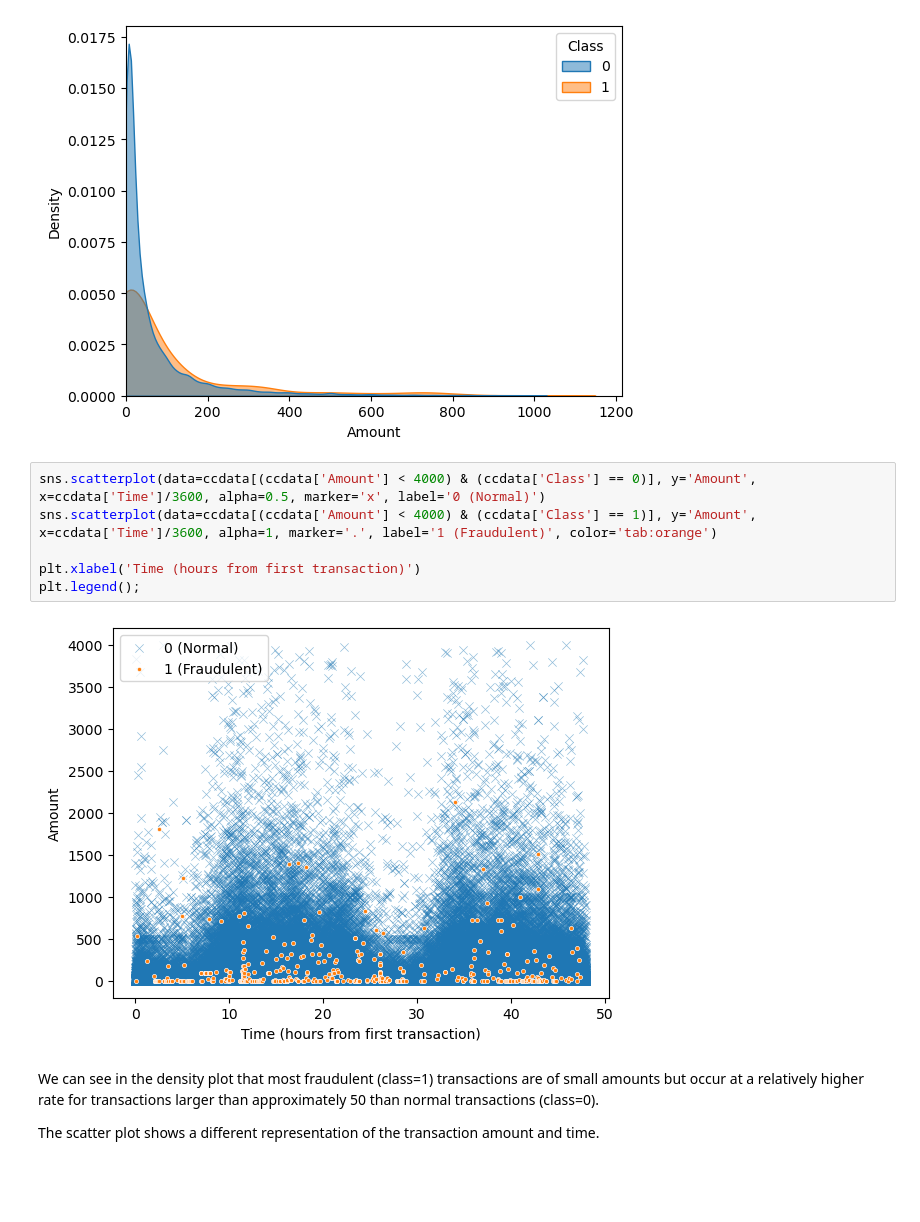
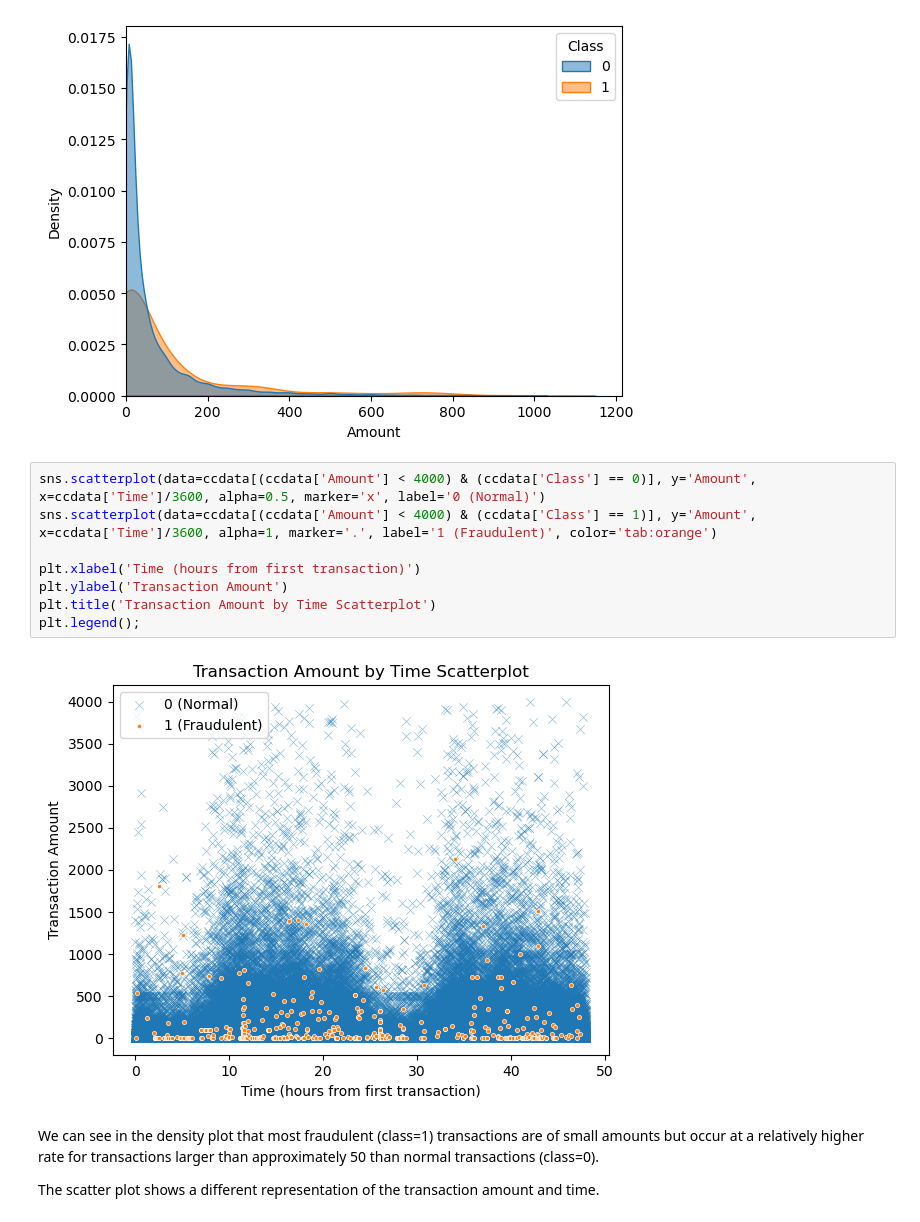
Before and after one commit to cedrickeller-cmd/financial-transactions-fraud-detection, a Jupyter notebook: EDA.ipynb, the cells around one changed output. Drawn from its saved outputs; the diff is of its cells as text; blank space fills up the shorter version.

```diff
--- a/EDA.ipynb
+++ b/EDA.ipynb
@@ -206,11 +206,13 @@ plt.xlim(left=0);
 # %%
 sns.scatterplot(data=ccdata[(ccdata['Amount'] < 4000) & (ccdata['Class'] == 0)], y='Amount', x=ccdata['Time']/3600, alpha=0.5, marker='x', label='0 (Normal)')
 sns.scatterplot(data=ccdata[(ccdata['Amount'] < 4000) & (ccdata['Class'] == 1)], y='Amount', x=ccdata['Time']/3600, alpha=1, marker='.', label='1 (Fraudulent)', color='tab:orange')
 
 plt.xlabel('Time (hours from first transaction)')
+plt.ylabel('Transaction Amount')
+plt.title('Transaction Amount by Time Scatterplot')
 plt.legend();
 # %% [output]
-[figure, old version]
+[figure, new version]
 # %% [markdown]
 We can see in the density plot that most fraudulent (class=1) transactions are of small amounts but occur at a relatively higher rate for transactions larger than approximately 50 than normal transactions (class=0).
 
```
